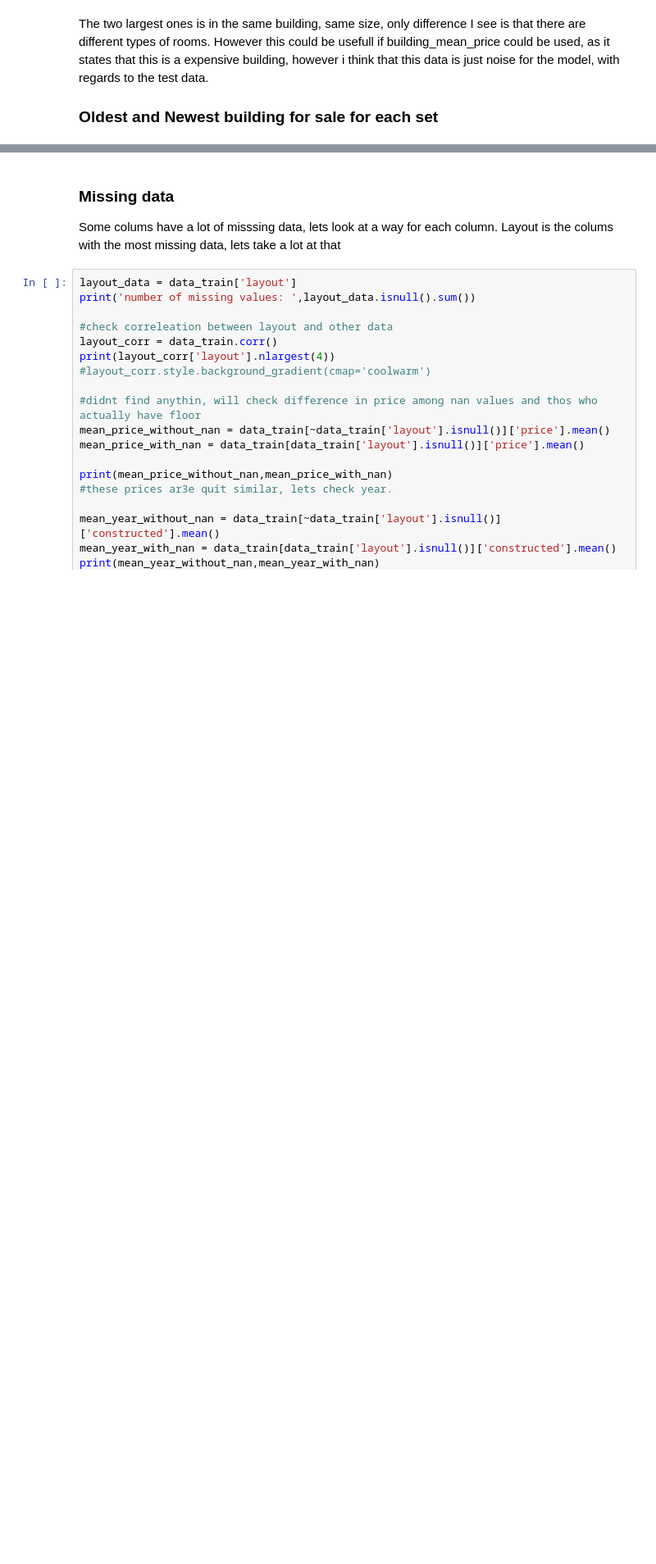
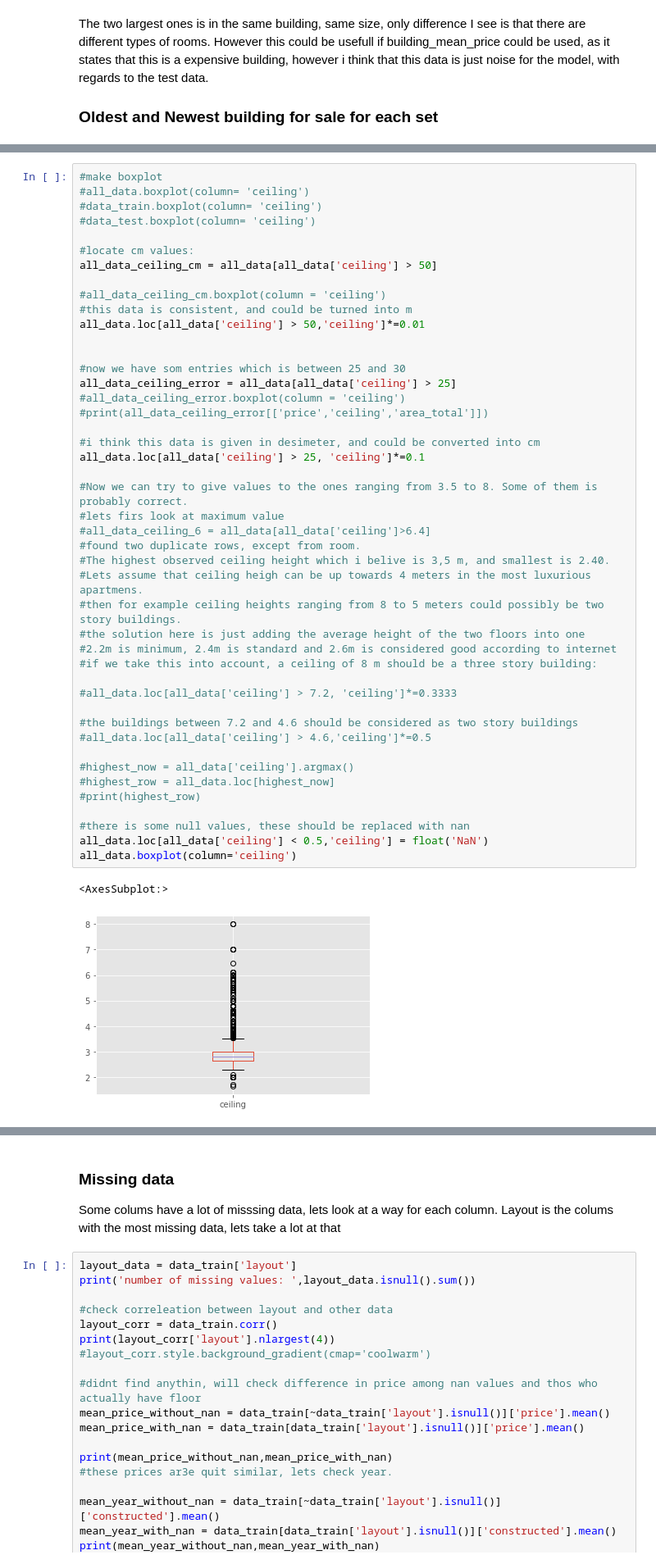
Before and after one commit to kjappvaffel/moscow_housing, a Jupyter notebook: EDA_DataCleaning_FeatureEngineering/EDA.ipynb, the cells around one changed output, grey strips where cells are left out. Shown at 82% size. Saved outputs shown, nothing was run; the diff lists cells and outputs as text; blank space fills up the shorter version.

```diff
--- a/EDA_DataCleaning_FeatureEngineering/EDA.ipynb
+++ b/EDA_DataCleaning_FeatureEngineering/EDA.ipynb
@@ -659,0 +699,48 @@ print(oldest_train,oldest_test,youngest_train,youngest_test)
+# %%
+#make boxplot
+#all_data.boxplot(column= 'ceiling')
+#data_train.boxplot(column= 'ceiling')
+#data_test.boxplot(column= 'ceiling')
+
+#locate cm values:
+all_data_ceiling_cm = all_data[all_data['ceiling'] > 50]
+
+#all_data_ceiling_cm.boxplot(column = 'ceiling')
+#this data is consistent, and could be turned into m
+all_data.loc[all_data['ceiling'] > 50,'ceiling']*=0.01
+
+
+#now we have som entries which is between 25 and 30
+all_data_ceiling_error = all_data[all_data['ceiling'] > 25]
+#all_data_ceiling_error.boxplot(column = 'ceiling')
+#print(all_data_ceiling_error[['price','ceiling','area_total']])
+
+#i think this data is given in desimeter, and could be converted into cm
+all_data.loc[all_data['ceiling'] > 25, 'ceiling']*=0.1
+
+#Now we can try to give values to the ones ranging from 3.5 to 8. Some of them is probably correct.
+#lets firs look at maximum value
+#all_data_ceiling_6 = all_data[all_data['ceiling']>6.4]
+#found two duplicate rows, except from room.
+#The highest observed ceiling height which i belive is 3,5 m, and smallest is 2.40.
+#Lets assume that ceiling heigh can be up towards 4 meters in the most luxurious apartmens.
+#then for example ceiling heights ranging from 8 to 5 meters could possibly be two story buildings.
+#the solution here is just adding the average height of the two floors into one
+#2.2m is minimum, 2.4m is standard and 2.6m is considered good according to internet
+#if we take this into account, a ceiling of 8 m should be a three story building:
+
+#all_data.loc[all_data['ceiling'] > 7.2, 'ceiling']*=0.3333
+
+#the buildings between 7.2 and 4.6 should be considered as two story buildings
+#all_data.loc[all_data['ceiling'] > 4.6,'ceiling']*=0.5
+
+#highest_now = all_data['ceiling'].argmax()
+#highest_row = all_data.loc[highest_now]
+#print(highest_row)
+
+#there is some null values, these should be replaced with nan
+all_data.loc[all_data['ceiling'] < 0.5,'ceiling'] = float('NaN')
+all_data.boxplot(column='ceiling')
+# %% [output]
+<AxesSubplot:>
+[figure, added]
```
Also changed, not shown: parts of 14 cells of this notebook.
